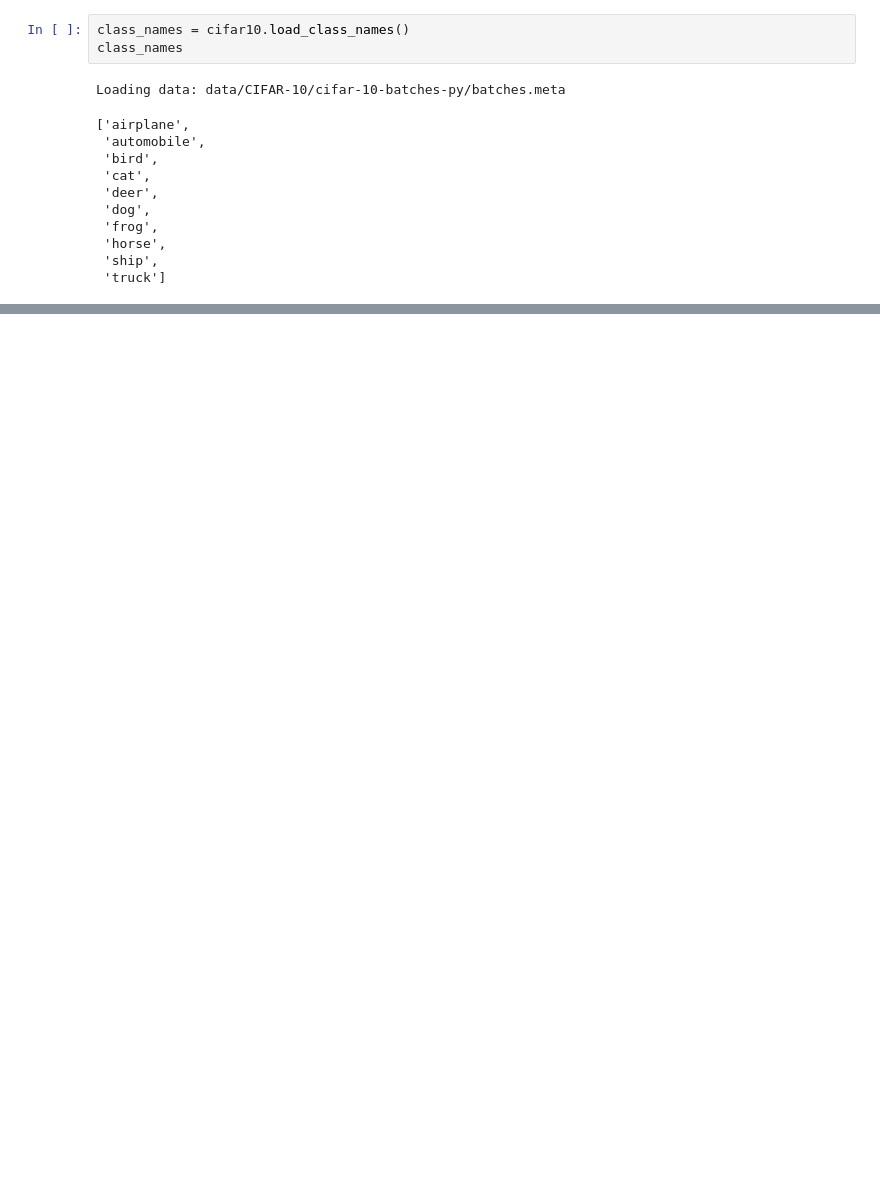
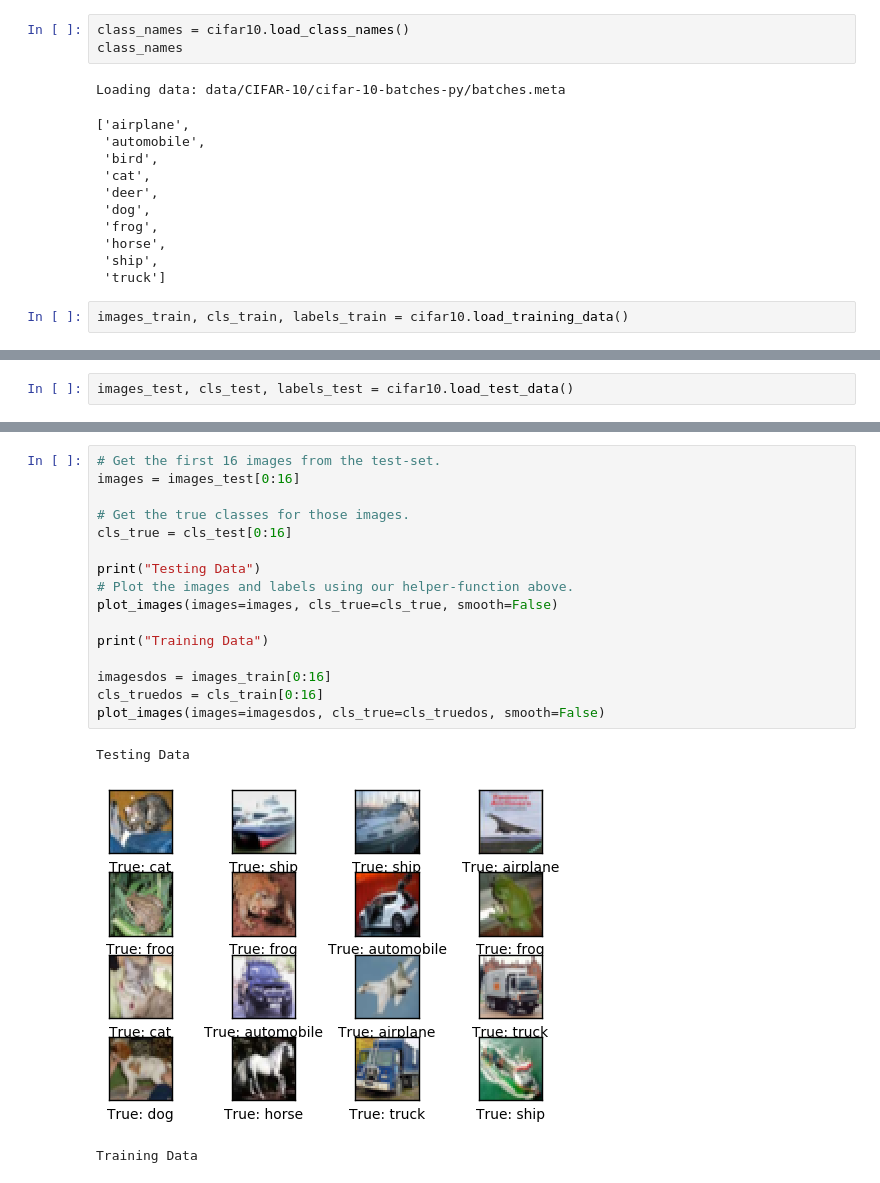
Before and after one commit to crikeli/Weekly-Neural-Nets, a Jupyter notebook: cifar-10-visualiztion.ipynb, the cells around one changed output, grey strips where cells are left out. Saved outputs shown, nothing was run; the diff lists cells and outputs as text; blank space fills up the shorter version.

Commit message:
Imported th cifar10 dataset, plotted some images and declared tf variables

```diff
--- a/cifar-10-visualiztion.ipynb
+++ b/cifar-10-visualiztion.ipynb
@@ -40,3 +36,5 @@ Loading data: data/CIFAR-10/cifar-10-batches-py/batches.meta
  'horse',
  'ship',
  'truck']
+# %%
+images_train, cls_train, labels_train = cifar10.load_training_data()
@@ -42,0 +47,2 @@ Loading data: data/CIFAR-10/cifar-10-batches-py/batches.meta
+# %%
+images_test, cls_test, labels_test = cifar10.load_test_data()
@@ -42,0 +118,20 @@ Loading data: data/CIFAR-10/cifar-10-batches-py/batches.meta
+# %%
+# Get the first 16 images from the test-set.
+images = images_test[0:16]
+
+# Get the true classes for those images.
+cls_true = cls_test[0:16]
+
+print("Testing Data")
+# Plot the images and labels using our helper-function above.
+plot_images(images=images, cls_true=cls_true, smooth=False)
+
+print("Training Data")
+
+imagesdos = images_train[0:16]
+cls_truedos = cls_train[0:16]
+plot_images(images=imagesdos, cls_true=cls_truedos, smooth=False)
+# %% [output]
+Testing Data
+[figure, added]
+Training Data
```
Also changed, not shown: parts of 11 cells of this notebook.
